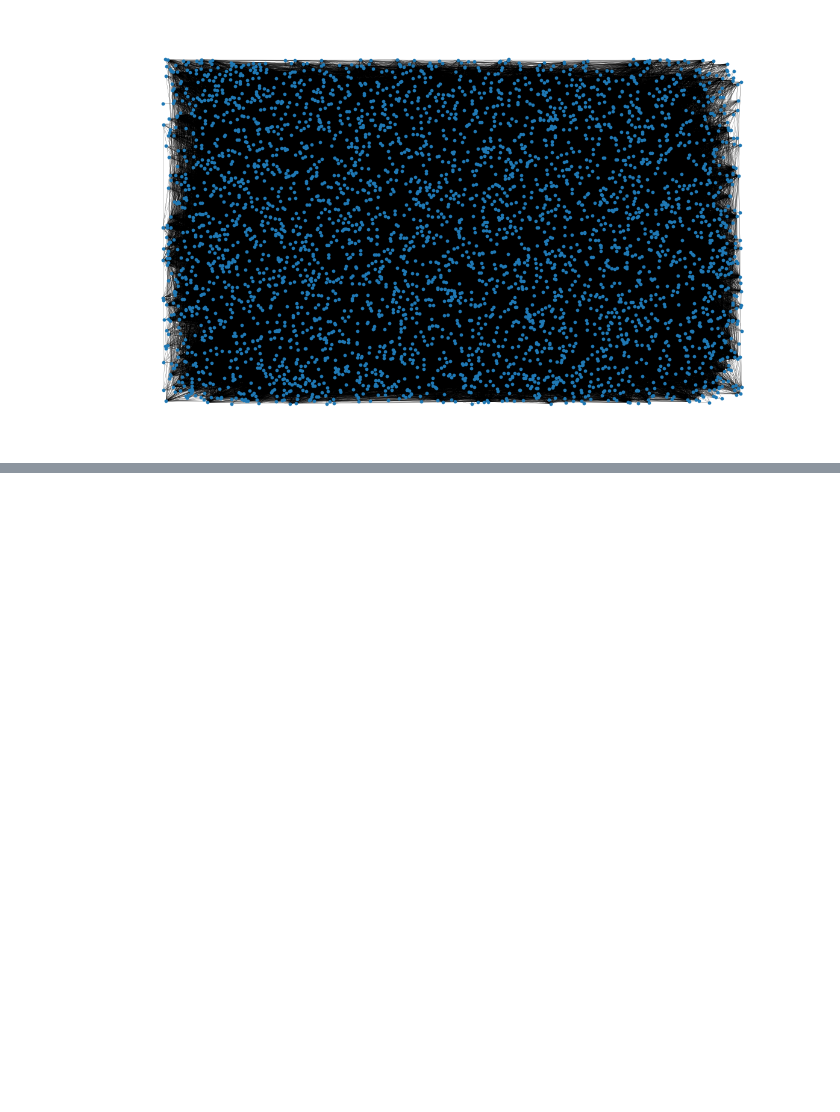
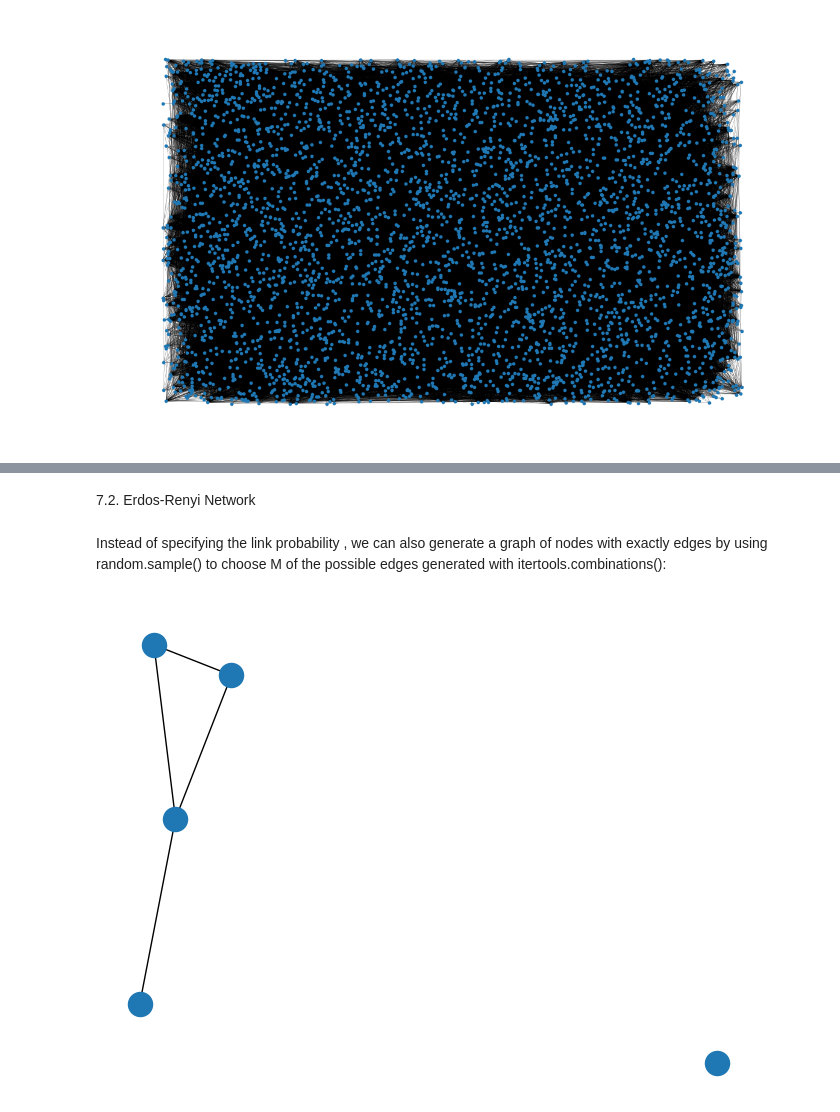
Before and after one commit to egeotenen/networkscience-binder, a Jupyter notebook: networkscience.ipynb, the cells around one changed output, grey strips where cells are left out. Drawn from its saved outputs; the diff is of its cells as text; code cells hidden in the pictures; blank space fills up the shorter version.

```diff
--- a/networkscience.ipynb
+++ b/networkscience.ipynb
@@ -755,0 +722,36 @@ Shortest path: ['Golden, Oliver', 'Blundell Osorio, Melissa', 'Asad, Abdul Moeed
+# %% [markdown]
+7.2. Erdos-Renyi Network
+# %% [markdown]
+Instead of specifying the link probability , we can also generate a graph of  nodes with exactly  edges by using random.sample() to choose M of the possible edges generated with itertools.combinations():
+# %%
+import networkx as nx
+import itertools
+import random
+
+def gnm_random_graph(N, M):
+    # Create an empty undirected graph
+    G = nx.Graph()
+
+    # Add N nodes labeled from 0 to N-1
+    G.add_nodes_from(range(N))
+
+    # Generate all possible unique edges (combinations of 2 distinct nodes)
+    possible_edges = itertools.combinations(G.nodes, 2)
+
+    # Randomly select M edges from all possible edges (no repetition)
+    edges_to_add = random.sample(list(possible_edges), M)
+
+    # Add the selected edges to the graph
+    G.add_edges_from(edges_to_add)
+
+    # Return the final random graph
+    return G
+# %%
+G = gnm_random_graph(5, 4)
+nx.draw(G)
+
+#NetworkX has a function for the  random graph specifying number of nodes N and link probability p: gnp_random_graph()
+
+#In addition, NetworkX provides gnm_random_graph(), which generates a G(n,m) graph, where we specify the number of nodes N and the desired number of edges M.
+# %% [output]
+[figure, added]
```
Also changed, not shown: parts of 27 cells of this notebook.
